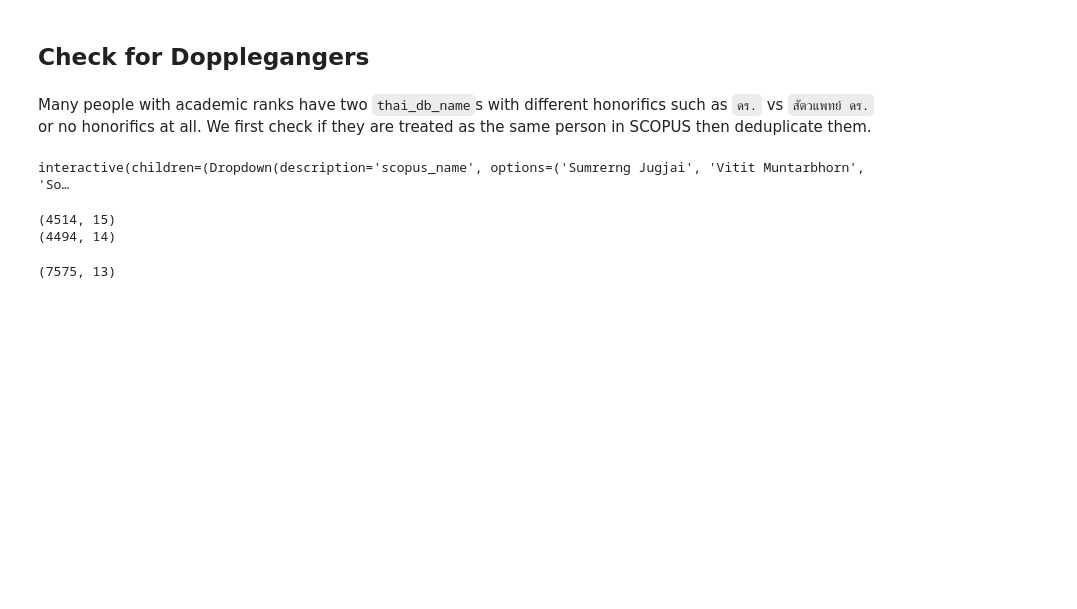
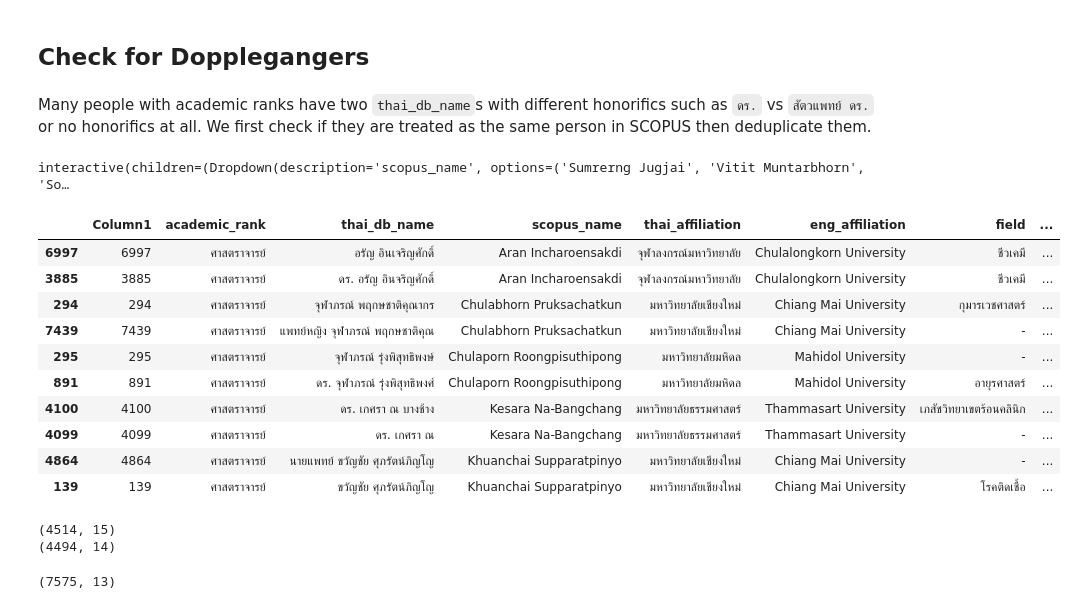
Before and after one commit to cstorm125/octopus, a Jupyter notebook: clean.ipynb, the cells around one changed output. Drawn from its saved outputs; the diff is of its cells as text; code cells hidden in the pictures; blank space fills up the shorter version.

```diff
--- a/clean.ipynb
+++ b/clean.ipynb
@@ -28,6 +28,20 @@ def f(scopus_name):
 interact(f, scopus_name=list(dopple.scopus_name));
 # %% [output]
 interactive(children=(Dropdown(description='scopus_name', options=('Sumrerng Jugjai', 'Vitit Muntarbhorn', 'So…
+# %%
+df[df.scopus_name.isin(list(dopple.scopus_name))].sort_values('scopus_name').head(10)
+# %% [output]
+|  | Column1 | academic_rank | thai_db_name | scopus_name | thai_affiliation | eng_affiliation | field | ... |
+| 6997 | 6997 | ศาสตราจารย์ | อรัญ อินเจริญศักดิ์ | Aran Incharoensakdi | จุฬาลงกรณ์มหาวิทยาลัย | Chulalongkorn University | ชีวเคมี | ... |
+| 3885 | 3885 | ศาสตราจารย์ | ดร. อรัญ อินจริญศักดิ์ | Aran Incharoensakdi | จุฬาลงกรณ์มหาวิทยาลัย | Chulalongkorn University | ชีวเคมี | ... |
+| 294 | 294 | ศาสตราจารย์ | จุฬาภรณ์ พฤกษชาติคุณากร | Chulabhorn Pruksachatkun | มหาวิทยาลัยเชียงใหม่ | Chiang Mai University | กุมารเวชศาสตร์ | ... |
+| 7439 | 7439 | ศาสตราจารย์ | แพทย์หญิง จุฬาภรณ์ พฤกษชาติคุณ | Chulabhorn Pruksachatkun | มหาวิทยาลัยเชียงใหม่ | Chiang Mai University | - | ... |
+| 295 | 295 | ศาสตราจารย์ | จุฬาภรณ์ รุ่งพิสุทธิพงษ์ | Chulaporn Roongpisuthipong | มหาวิทยาลัยมหิดล | Mahidol University | - | ... |
+| 891 | 891 | ศาสตราจารย์ | ดร. จุฬาภรณ์ รุ่งพิสุทธิพงศ์ | Chulaporn Roongpisuthipong | มหาวิทยาลัยมหิดล | Mahidol University | อายุรศาสตร์ | ... |
+| 4100 | 4100 | ศาสตราจารย์ | ดร. เกศรา ณ บางช้าง | Kesara Na-Bangchang | มหาวิทยาลัยธรรมศาสตร์ | Thammasart University | เภสัชวิทยาเขตร้อนคลินิก | ... |
+| 4099 | 4099 | ศาสตราจารย์ | ดร. เกศรา ณ | Kesara Na-Bangchang | มหาวิทยาลัยธรรมศาสตร์ | Thammasart University | - | ... |
+| 4864 | 4864 | ศาสตราจารย์ | นายแพทย์ ขวัญชัย ศุภรัตน์ภิญโญ | Khuanchai Supparatpinyo | มหาวิทยาลัยเชียงใหม่ | Chiang Mai University | - | ... |
+| 139 | 139 | ศาสตราจารย์ | ขวัญชัย ศุภรัตน์ภิญโญ | Khuanchai Supparatpinyo | มหาวิทยาลัยเชียงใหม่ | Chiang Mai University | โรคติดเชื้อ | ... |
 # %%
 scopus_df = df[~df.scopus_name.isna()]
 nopus_df = df[df.scopus_name.isna()]
```
Also changed, not shown: 4 other files.
